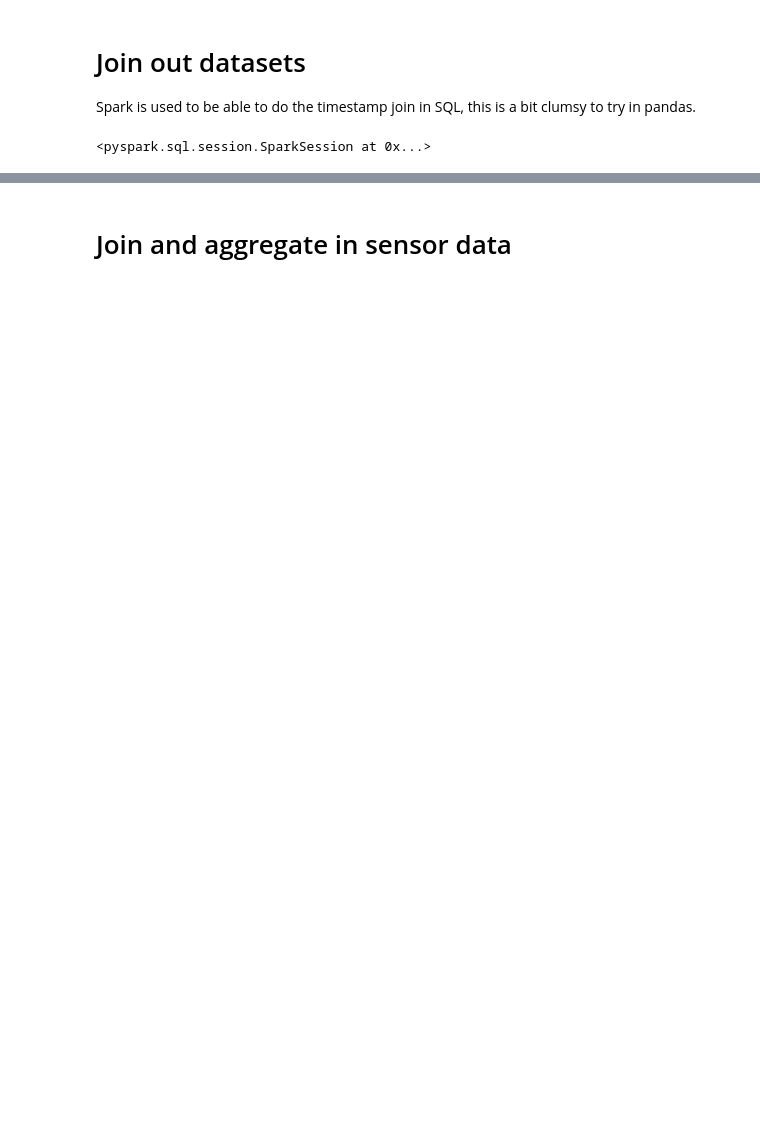
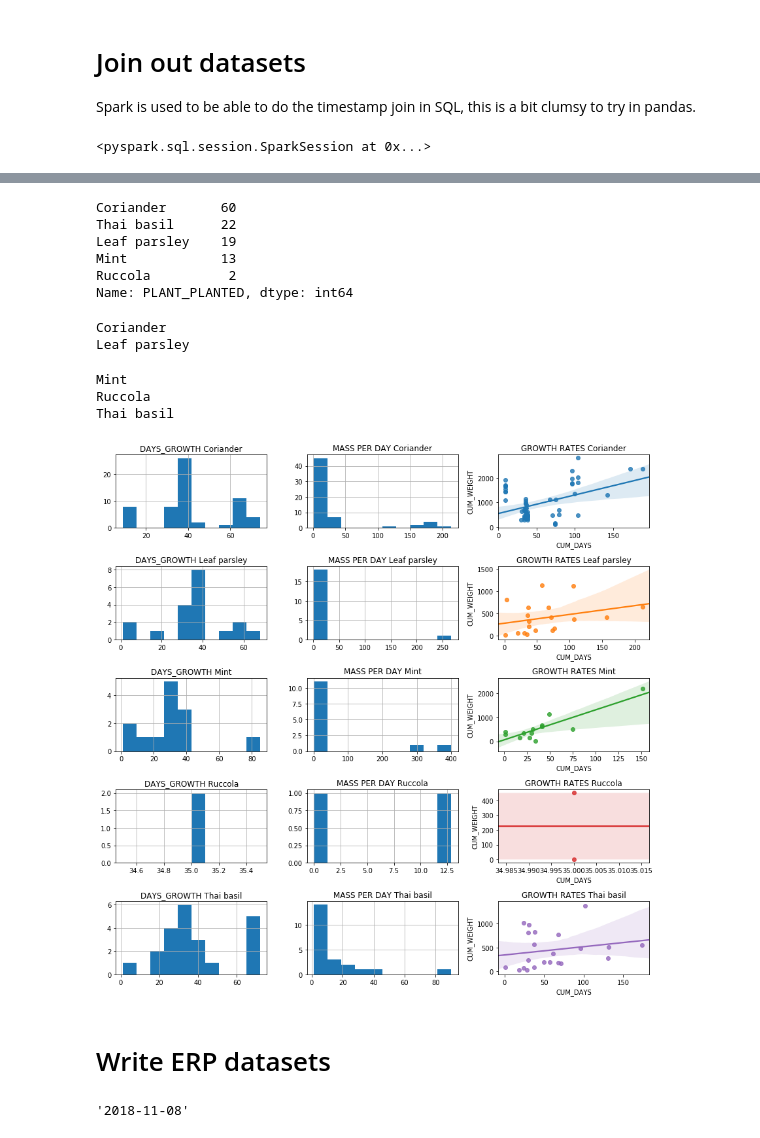
Before and after one commit to DataForGood-Norway/BySpire, a Jupyter notebook: 01-data-loads/002 - Join ERP data to sensor data.ipynb, the cells around one changed output, grey strips where cells are left out. Saved outputs shown, nothing was run; the diff lists cells and outputs as text; code cells hidden in the pictures; blank space fills up the shorter version.

Commit message:
ERP data joined out

```diff
--- a/01-data-loads/002 - Join ERP data to sensor data.ipynb
+++ b/01-data-loads/002 - Join ERP data to sensor data.ipynb
@@ -424,0 +367,10 @@ Text(0.5, 1.0, 'DAYS_GROWTH (shortest lifetimes)')
+# %%
+# Create a very strict dataset for viz
+# - same plant is harvested as planted
+# - less than 90 days betwen
+df_sample = ddf_corrected_lifetimes.toPandas()
+
+df_sc = df_sample[(df_sample.PLANT_PLANTED == df_sample.PLANT_HARVESTED) &\
+                  (df_sample.DAYS_GROWTH < 90) &\
+                  (df_sample.DATE_PLANTED > '2018-07-01')]
+df_sc
@@ -425,5 +391,38 @@ Text(0.5, 1.0, 'DAYS_GROWTH (shortest lifetimes)')
+# %%
+df_sc.PLANT_PLANTED.value_counts()
+# %% [output]
+Coriander       60
+Thai basil      22
+Leaf parsley    19
+Mint            13
+Ruccola          2
+Name: PLANT_PLANTED, dtype: int64
+# %%
+fig, axes = plt.subplots(nrows=len(df_sc.PLANT_PLANTED.unique()), ncols=3, figsize=(12,12))
+for (plant, df), axr in zip(df_sc.groupby("PLANT_PLANTED"), axes):
+    print(plant)
+    df.DAYS_GROWTH.hist(ax=axr[0])
+    axr[0].set_title("DAYS_GROWTH " + plant)
+
+    (df.CUM_WEIGHT/df.CUM_DAYS).hist(ax=axr[1])
+    axr[1].set_title("MASS PER DAY " + plant)
+
+    sns.regplot(x=df.CUM_DAYS, y=df.CUM_WEIGHT, ax=axr[2])
+    axr[2].set_title("GROWTH RATES " + plant)
+
+plt.tight_layout()
+# %% [output]
+Coriander
+Leaf parsley
+Mint
+Ruccola
+Thai basil
+[figure, added]
+# %% [markdown]
+# Write ERP datasets
 # %%
 import datetime
 BATCH = str(datetime.datetime.today().date())
-parquet_dir = "../data/Measurements/prepared-datasets/lifetimes_parquet/BATCH={BATCH}/".format(BATCH=BATCH)
 BATCH
+# %% [output]
+'2018-11-08'
@@ -433,2 +428,0 @@ ddf_lifetime_clean.write.parquet(parquet_dir)
-# %% [markdown]
-# Join and aggregate in sensor data
```
Also changed, not shown: parts of 41 cells of this notebook, 4 other files.
